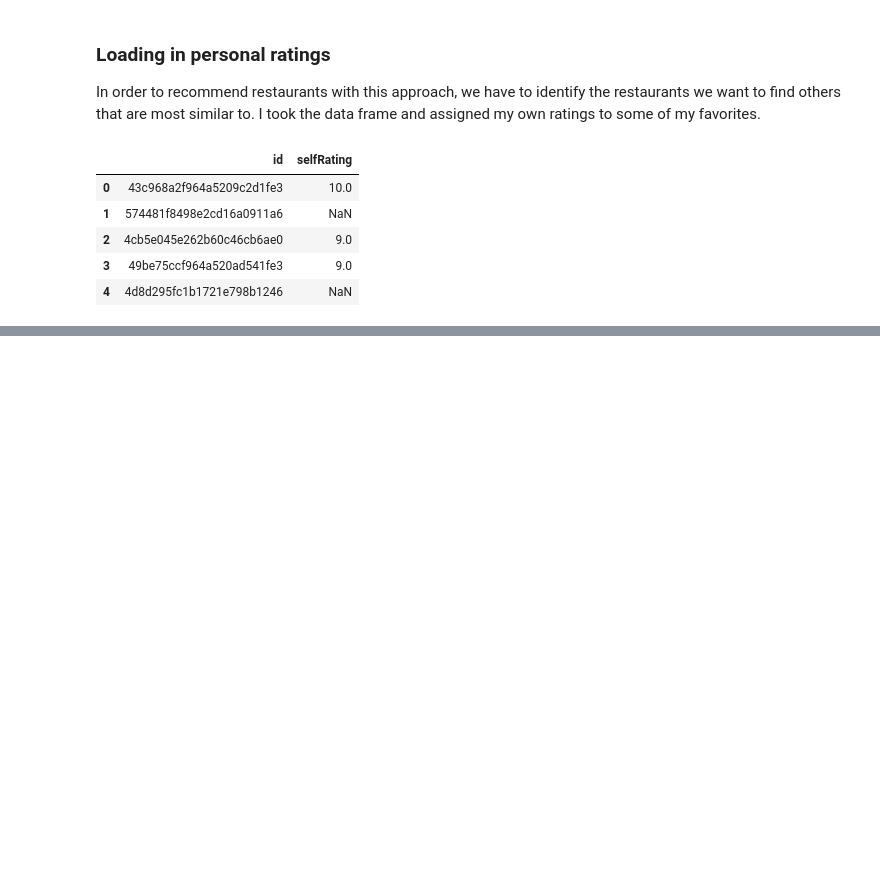
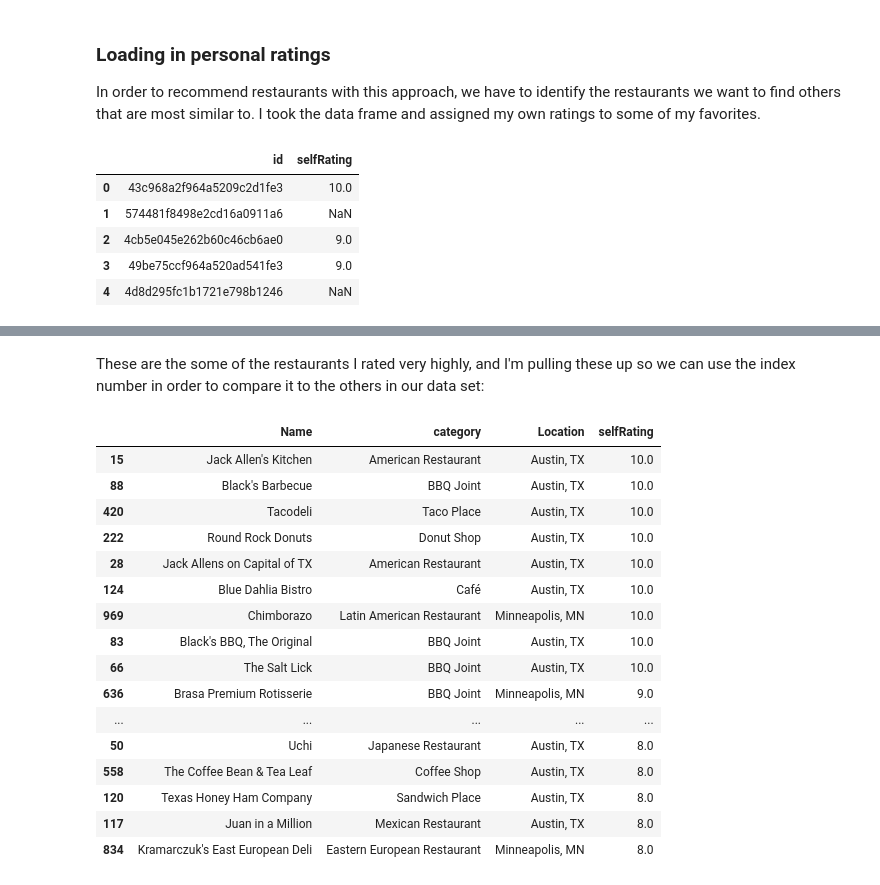
Before and after one commit to JeffMacaluso/Blog, a Jupyter notebook: Restaurant Recommender.ipynb, the cells around one changed output, grey strips where cells are left out. Drawn from its saved outputs; the diff is of its cells as text; code cells hidden in the pictures; blank space fills up the shorter version.

```diff
--- a/Restaurant Recommender.ipynb
+++ b/Restaurant Recommender.ipynb
@@ -1006,0 +925,27 @@ retrieve_recommendations(696, 5)
+# %% [markdown]
+These are the some of the restaurants I rated very highly, and I'm pulling these up so we can use the index number in order to compare it to the others in our data set:
+# %%
+# Filtering to those from my list with the highest ratings
+topRated = df[df['selfRating'] >= 8].drop_duplicates('Name')
+
+# Preparing for display
+topRated[['Name', 'category', 'Location', 'selfRating']].sort_values(
+    'selfRating', ascending=False)
+# %% [output]
+|  | Name | category | Location | selfRating |
+| 15 | Jack Allen's Kitchen | American Restaurant | Austin, TX | 10.0 |
+| 88 | Black's Barbecue | BBQ Joint | Austin, TX | 10.0 |
+| 420 | Tacodeli | Taco Place | Austin, TX | 10.0 |
+| 222 | Round Rock Donuts | Donut Shop | Austin, TX | 10.0 |
+| 28 | Jack Allens on Capital of TX | American Restaurant | Austin, TX | 10.0 |
+| 124 | Blue Dahlia Bistro | Café | Austin, TX | 10.0 |
+| 969 | Chimborazo | Latin American Restaurant | Minneapolis, MN | 10.0 |
+| 83 | Black's BBQ, The Original | BBQ Joint | Austin, TX | 10.0 |
+| 66 | The Salt Lick | BBQ Joint | Austin, TX | 10.0 |
+| 636 | Brasa Premium Rotisserie | BBQ Joint | Minneapolis, MN | 9.0 |
+| ... | ... | ... | ... | ... |
+| 50 | Uchi | Japanese Restaurant | Austin, TX | 8.0 |
+| 558 | The Coffee Bean & Tea Leaf | Coffee Shop | Austin, TX | 8.0 |
+| 120 | Texas Honey Ham Company | Sandwich Place | Austin, TX | 8.0 |
+| 117 | Juan in a Million | Mexican Restaurant | Austin, TX | 8.0 |
+| 834 | Kramarczuk's East European Deli | Eastern European Restaurant | Minneapolis, MN | 8.0 |
```
Also changed, not shown: parts of 59 cells of this notebook.
